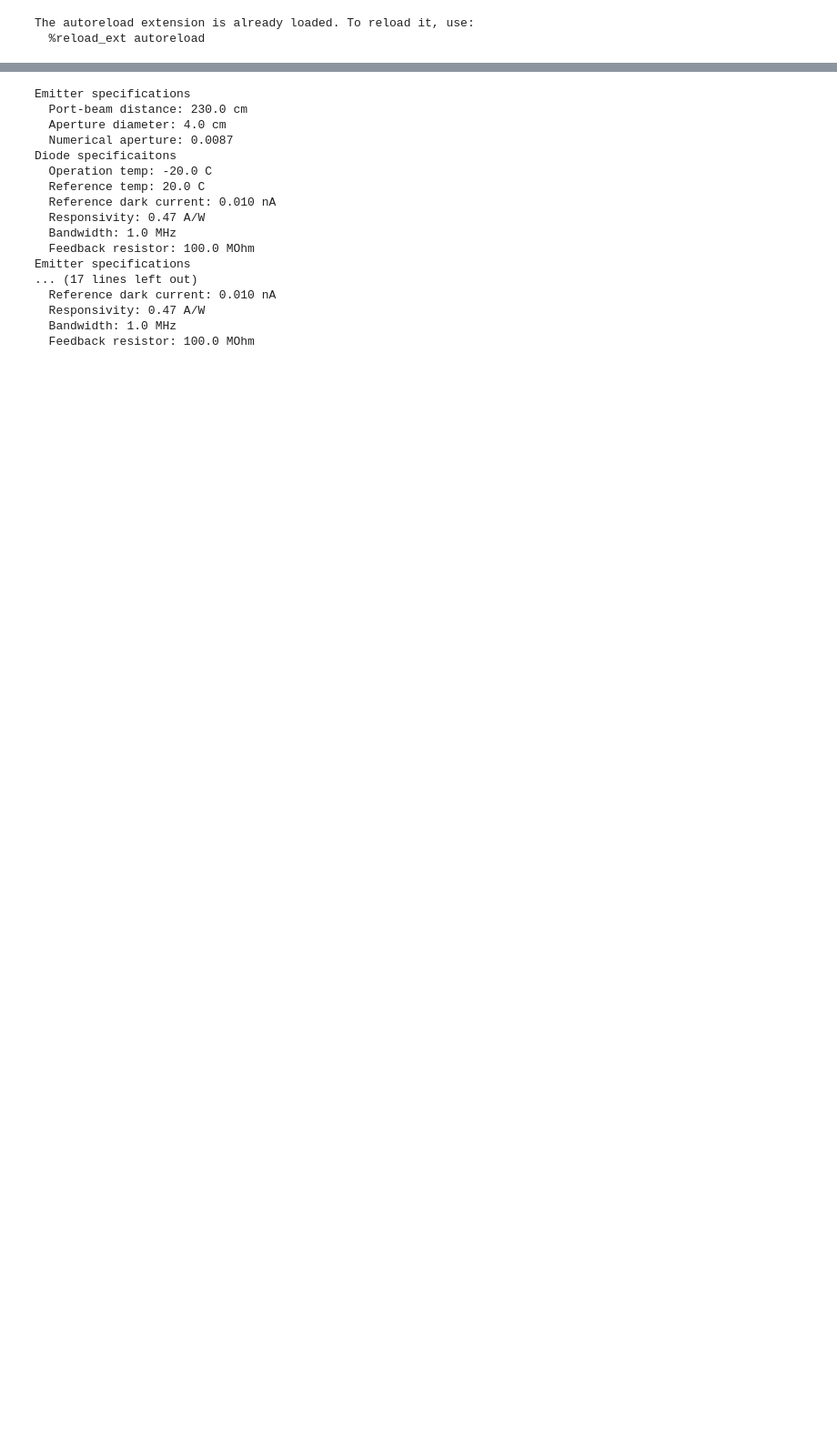
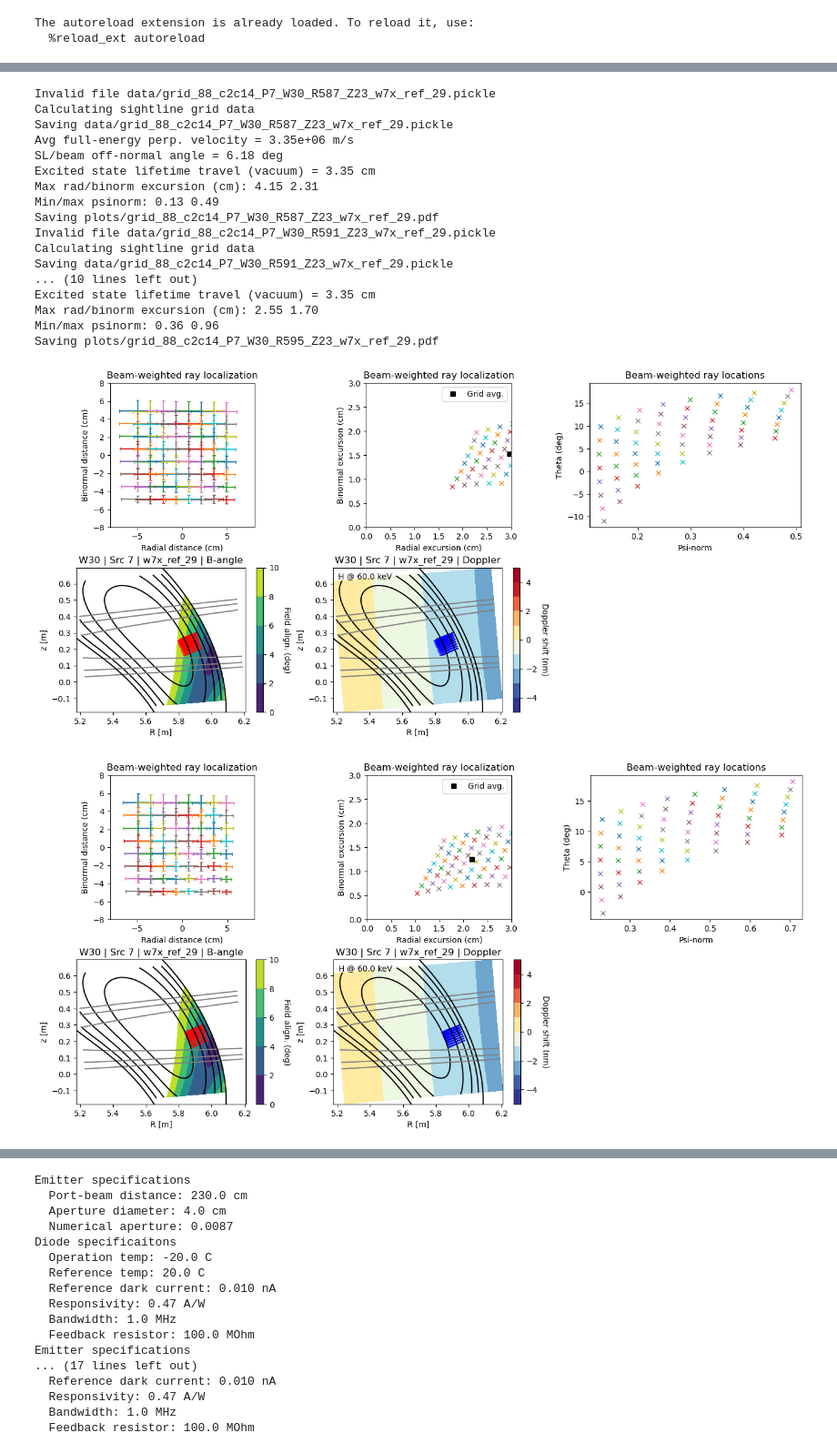
Before and after one commit to drsmith48/w7x-bes-design, a Jupyter notebook: analysis/dsmith/coverage.ipynb, the cells around one changed output, grey strips where cells are left out. Shown at 91% size. Saved outputs shown, nothing was run; the diff lists cells and outputs as text; code cells hidden in the pictures; blank space fills up the shorter version.

```diff
--- a/analysis/dsmith/coverage.ipynb
+++ b/analysis/dsmith/coverage.ipynb
@@ -44,0 +60,34 @@ Excited state lifetime travel (vacuum) = 3.35 cm
+# %%
+from w7x_bes_tools.sightline_grid import Grid
+
+r_centers = [5.87, 5.91, 5.95]
+z_center = 0.23
+
+for r_center in r_centers:
+    grid = Grid(beam=source,
+                port='W30',
+                r_obs=r_center,
+                z_obs=z_center,
+                c2c_normal=1.4,
+                eq_tag='w7x_ref_29')
+    grid.plot(save=True)
+# %% [output]
+Invalid file data/grid_88_c2c14_P7_W30_R587_Z23_w7x_ref_29.pickle
+Calculating sightline grid data
+Saving data/grid_88_c2c14_P7_W30_R587_Z23_w7x_ref_29.pickle
+Avg full-energy perp. velocity = 3.35e+06 m/s
+SL/beam off-normal angle = 6.18 deg
+Excited state lifetime travel (vacuum) = 3.35 cm
+Max rad/binorm excursion (cm): 4.15 2.31
+Min/max psinorm: 0.13 0.49
+Saving plots/grid_88_c2c14_P7_W30_R587_Z23_w7x_ref_29.pdf
+Invalid file data/grid_88_c2c14_P7_W30_R591_Z23_w7x_ref_29.pickle
+Calculating sightline grid data
+Saving data/grid_88_c2c14_P7_W30_R591_Z23_w7x_ref_29.pickle
+... (10 lines left out)
+Excited state lifetime travel (vacuum) = 3.35 cm
+Max rad/binorm excursion (cm): 2.55 1.70
+Min/max psinorm: 0.36 0.96
+Saving plots/grid_88_c2c14_P7_W30_R595_Z23_w7x_ref_29.pdf
+[figure, added]
+[figure, added]
```
Also changed, not shown: parts of 13 cells of this notebook, 3 other files.
